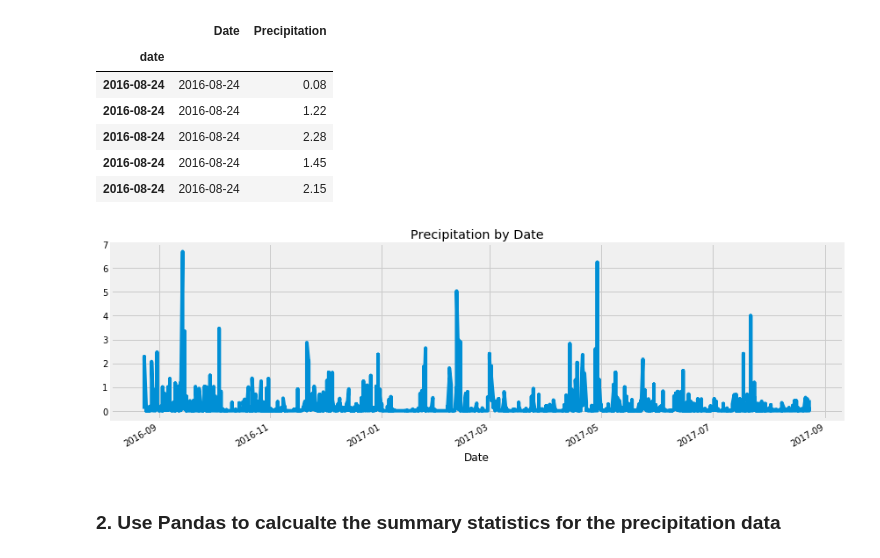
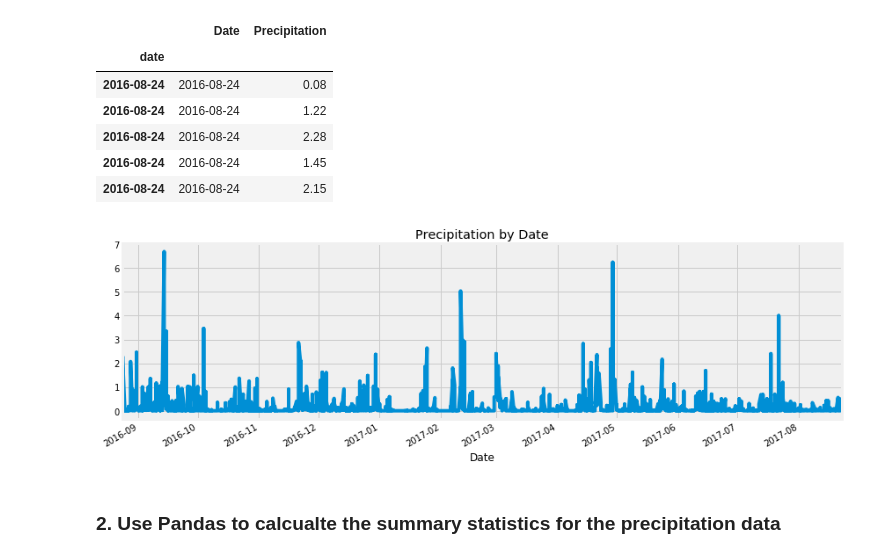
Before and after one commit to Rob-Ottogalli/sqlalchemy-challenge, a Jupyter notebook: Code/climate_starter_Robert_Ottogalli.ipynb, the cells around one changed output. Saved outputs shown, nothing was run; the diff lists cells and outputs as text; code cells hidden in the pictures.

```diff
--- a/Code/climate_starter_Robert_Ottogalli.ipynb
+++ b/Code/climate_starter_Robert_Ottogalli.ipynb
@@ -131,24 +131,25 @@ date_data_df.head()
 # %%
 # Use Pandas Plotting with Matplotlib to plot the data
 
 # Set title
 title = "Precipitation by Date"
 
 # Create chart
-precip_chart = date_data_df.plot("Date", "Precipitation", title=title, figsize=(12,4), legend=False)
+precip_chart = date_data_df.plot("Date", "Precipitation", title=title, figsize=(12,4), legend=False,
+                                xlim=[date_data_df["Date"].min(), date_data_df["Date"].max()])
 
 # Set x and y labels
 precip_chart.set_xlabel = "Date"
 precip_chart.set_ylabel = "Precipitation (Inches)"
 
 # Set layout
 plt.tight_layout()
 
 # Save chart to new variable and show plot.
 precip_chart = plt.gcf()
 plt.show()
 # %% [output]
-[figure, old version]
+[figure, new version]
 # %%
 # Save figure
 precip_chart.savefig("../Images/Precipitation_vs_Date.png")
```
Also changed, not shown: parts of 3 cells of this notebook, 1 other file.
